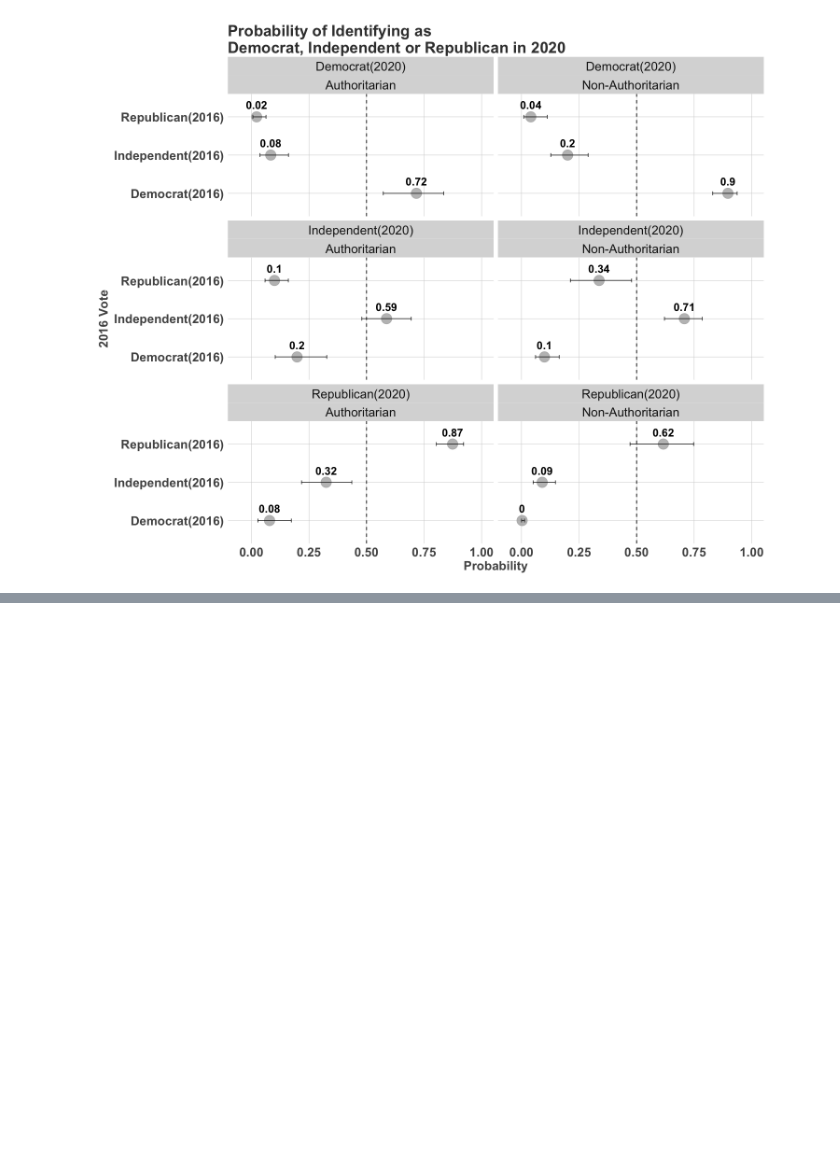
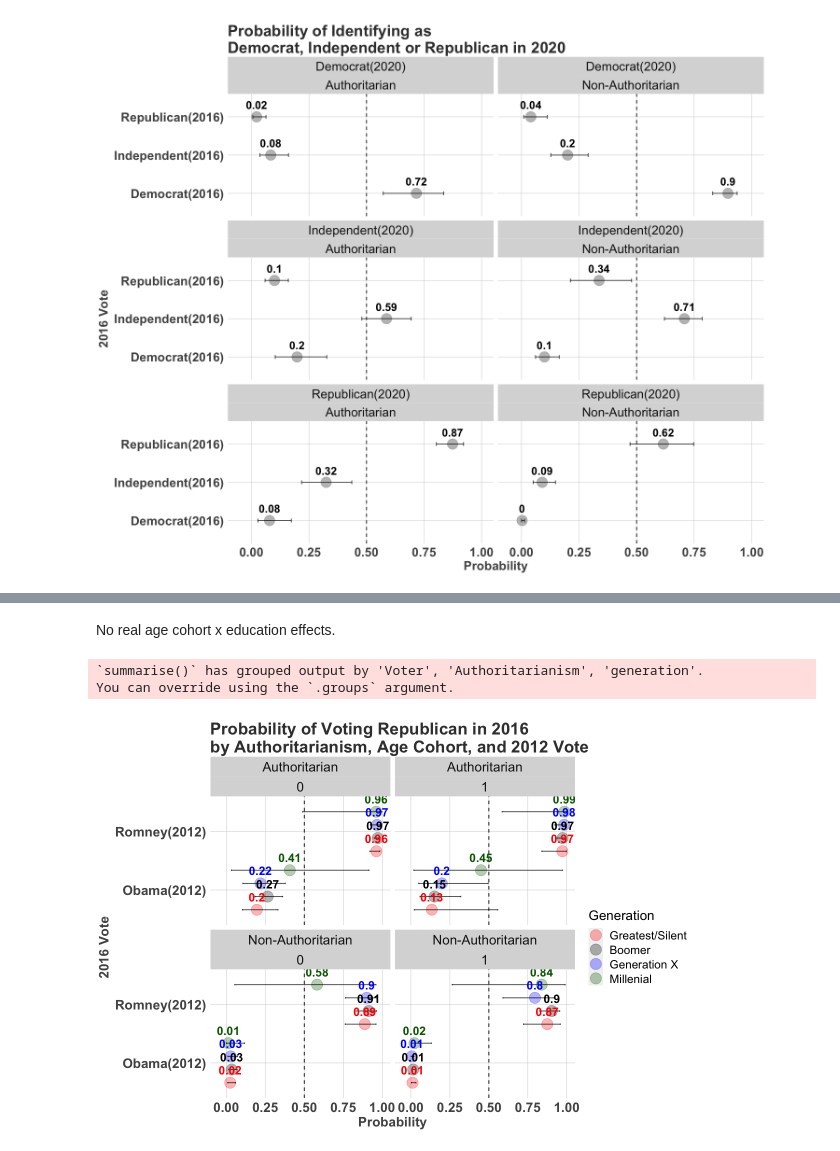
Before and after one commit to crweber9874/Authoritarianism_V2, a Jupyter notebook: analysis/chapter7/ch7_figures.ipynb, the cells around one changed output, grey strips where cells are left out. Cells and saved outputs as stored; diff of their text form; code cells hidden in the pictures; blank space fills up the shorter version.

```diff
--- a/analysis/chapter7/ch7_figures.ipynb
+++ b/analysis/chapter7/ch7_figures.ipynb
@@ -569,0 +733,53 @@ override using the `.groups` argument.
+# %% [markdown]
+No real age cohort x education effects.
+# %%
+options(repr.plot.width=10, repr.plot.height=7)
+zap_labels(dat2012) %>%  mutate(vote1 = as.vector(vote1)) %>%
+            data_grid(sex.2012 = mean(sex.2012, na.rm = T),
+                      age.2012 = mean(age.2012, na.rm = T),
+                      college.2012 = c(0,1),
+                      income.2012 = mean(income.2012, na.rm = T),
+                      authoritarianism = seq_range(authoritarianism, n = 2),
+                      vote1 = seq_range(vote1, n = 2),
+                      boomer = c(0,1),
+                      gen_x = c(0,1),
+                      millenial = c(0, 1),
+                      ) %>%
+                      filter(!(boomer ==1 & gen_x ==1)) %>%
+                      filter(!(boomer ==1 & millenial ==1)) %>%
+                      filter(!(gen_x ==1  & millenial ==1)) %>%
+                      mutate(authoritarianism_2 = authoritarianism*authoritarianism) %>%
+                      add_linpred_draws(dat[[5]]) %>%
+                      mutate(Vote_Republican = plogis(.linpred)) %>%
+                      mutate(Authoritarianism = recode(authoritarianism, `0` = "Non-Authoritarian", `1` = "Authoritarian")) %>%
+                      mutate(Voter = ifelse(vote1 == 1,  "Romney(2012)", "Obama(2012)")) %>%
+                      mutate(generation = ifelse(boomer == 1, "Boomer",
+                                            ifelse(gen_x ==1, "Generation X",
+                                                ifelse(millenial ==1, "Millenial", "Greatest/Silent"))) %>% as.factor()) %>%
+                      group_by(Voter, Authoritarianism, generation, college.2012) %>%
+                      summarize(mean = quantile(Vote_Republican, prob =  0.5),
+                                min  = quantile(Vote_Republican, prob = 0.025),
+                                max  = quantile(Vote_Republican, prob = 0.975))  %>%
+                    mutate(generation = factor(generation, levels=c('Greatest/Silent', 'Boomer', 'Generation X', "Millenial"))) %>%
+
+ ggplot(
+              aes(x = Voter,
+                  y = mean, ymin=max,
+                  ymax=min, group = generation,
+                  color = generation,
+                  label = round(mean,2)))+
+  facet_wrap(~ as.factor(Authoritarianism) + college.2012) +
+  geom_point(size=6, alpha = 0.3, position = position_dodge(width = 0.9)) +
+  geom_errorbar(width = 0.10, alpha=0.75, colour = "black", position = position_dodge(width = 0.9)) +
+  ggtitle("Probability of Voting Republican in 2016\nby Authoritarianism, Age Cohort, and 2012 Vote") +
+  ggtheme +
+  scale_y_continuous("Probability", limits=c(-0.05,1))+
+  scale_x_discrete("2016 Vote") +
+  geom_hline(yintercept = 0.5, colour = "black", linetype = "dashed") +
+  geom_text(aes(fontface = 2), vjust = -1, size = 5, position = position_dodge(width = 0.9), show.legend = FALSE)+
+  scale_colour_manual(name="Generation", values=c("red", "black", "blue", "darkgreen")) +
+  coord_flip()
+# %% [output]
+`summarise()` has grouped output by 'Voter', 'Authoritarianism', 'generation'.
+You can override using the `.groups` argument.
+[figure, added]
```
Also changed, not shown: parts of 6 cells of this notebook.
